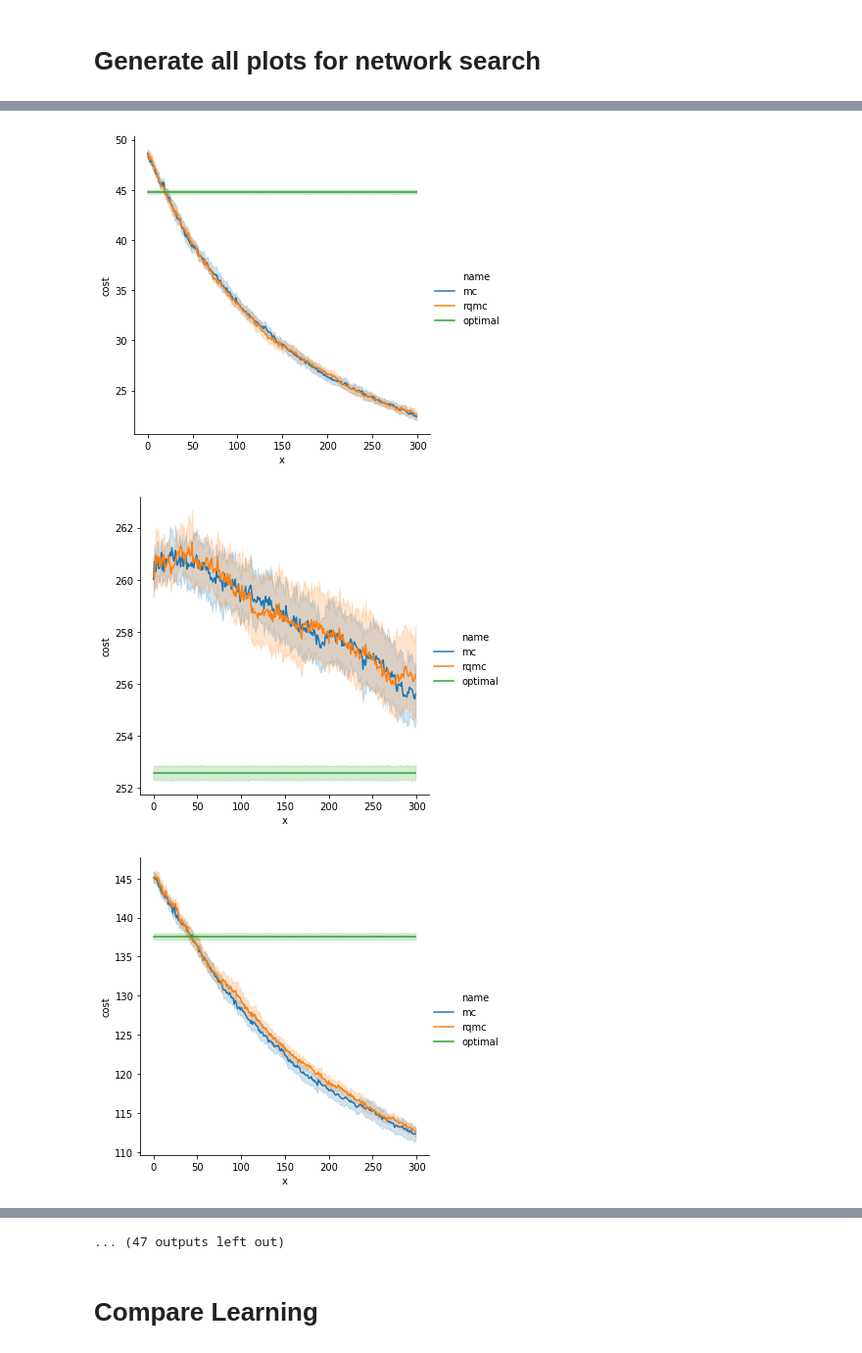
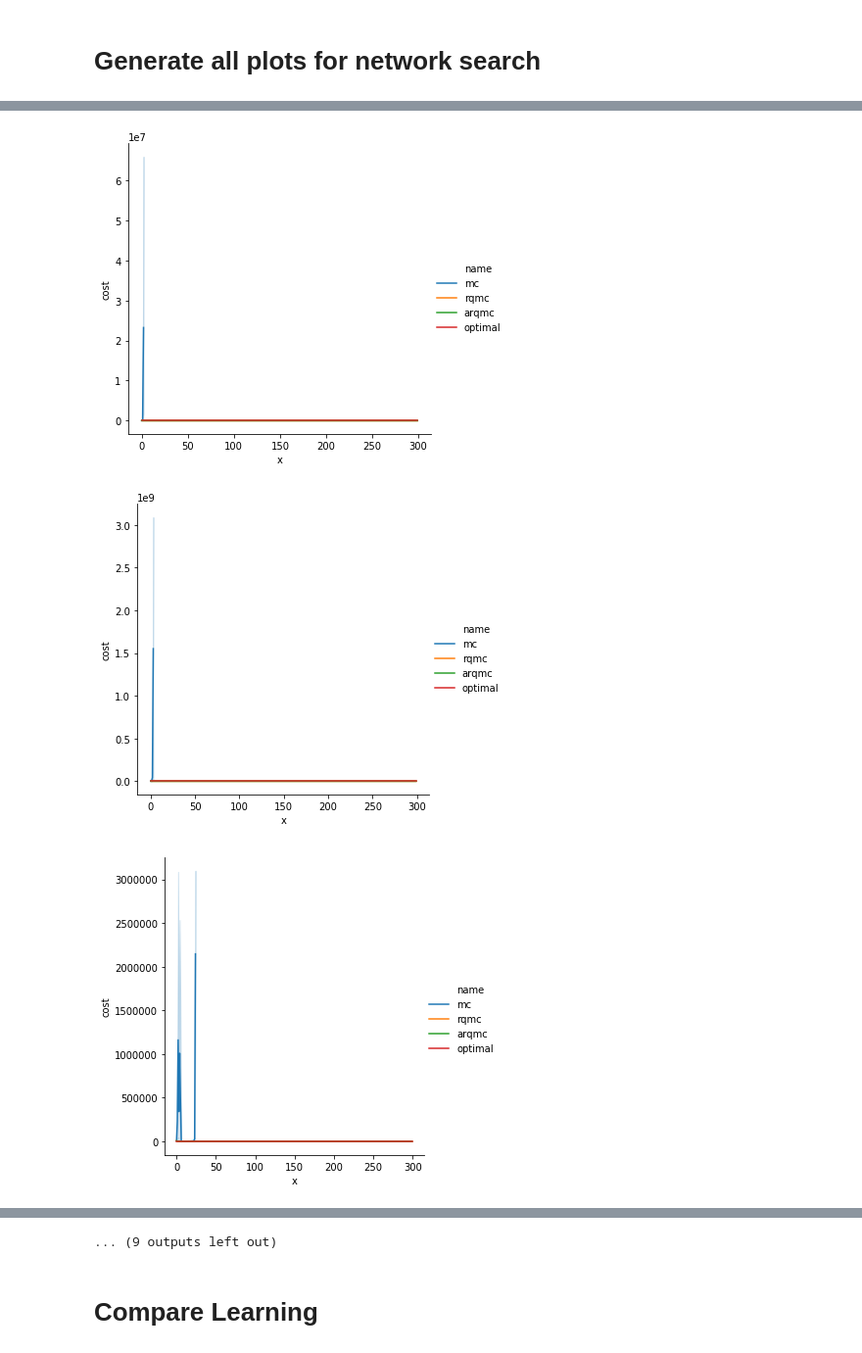
Before and after one commit to Sha-Lab/qmc, a Jupyter notebook: qmc.ipynb, the cells around one changed output, grey strips where cells are left out. Shown at 98% size. Drawn from its saved outputs; the diff is of its cells as text; code cells hidden in the pictures.

```diff
--- a/qmc.ipynb
+++ b/qmc.ipynb
@@ -117,17 +117,24 @@ ploting data/search_vpg/1000-16-16
 # %% [markdown]
 # Generate all plots for network search
 # %%
-exp_name = 'search_network_stepwise'
+cover_duplicate = False
+mc_discard_threshold = 5 # if the number of result is
+
+exp_name = 'search_arqmc_linear'
 input_dir = Path('data', exp_name)
-output_dir = Path('data/plots', exp_name+'new')
+output_dir = Path('data/plots', exp_name)
 output_dir.mkdir(parents=True, exist_ok=True)
 for fn in input_dir.iterdir():
+    save_path = Path(output_dir, '{}.png'.format(fn.name))
+    if not cover_duplicate and save_path.exists():
+        print('{} exists, skip'.format(save_path))
+        continue
     with open(fn, 'rb') as f:
         print('ploting {}'.format(fn))
         full_results = dill.load(f)
-        results = [res[0] for res in full_results if len(res[1]['out']) == 0]
-        if len(results) == 0:
-            results = [res[0] for res in full_results if len(res[1]['out']) == 1] # only mc is out
+        results = [res for res, info in full_results if len(info['out']) == 0]
+        if len(results) < mc_discard_threshold:
+            results = [res for res, info in full_results if len(info['out']) == 1]
         if len(results) == 0: continue # nothing works
         data = pd.concat([
             pd.concat([
@@ -141,5 +148,5 @@ for fn in input_dir.iterdir():
             for res in results
         ])
         plot = sns.relplot(x='x', y='cost', kind='line', hue='name', data=data)
-        plt.savefig(Path(output_dir, '{}.png'.format(fn.name)))
+        plt.savefig(save_path)
 # %% [output]
@@ -168,3 +175,3 @@ ploting data/search_network_stepwise/100-0.001-10-5.0
-[figure, old version]
+[figure, new version]
-[figure, old version]
+[figure, new version]
-[figure, old version]
+[figure, new version]
@@ -174,4 +181,4 @@ ploting data/search_network_stepwise/100-0.001-10-5.0
-... (47 outputs left out)
+... (9 outputs left out)
 # %% [markdown]
 # Compare Learning
 # %%
```
Also changed, not shown: parts of 5 cells of this notebook, 1 other file.
